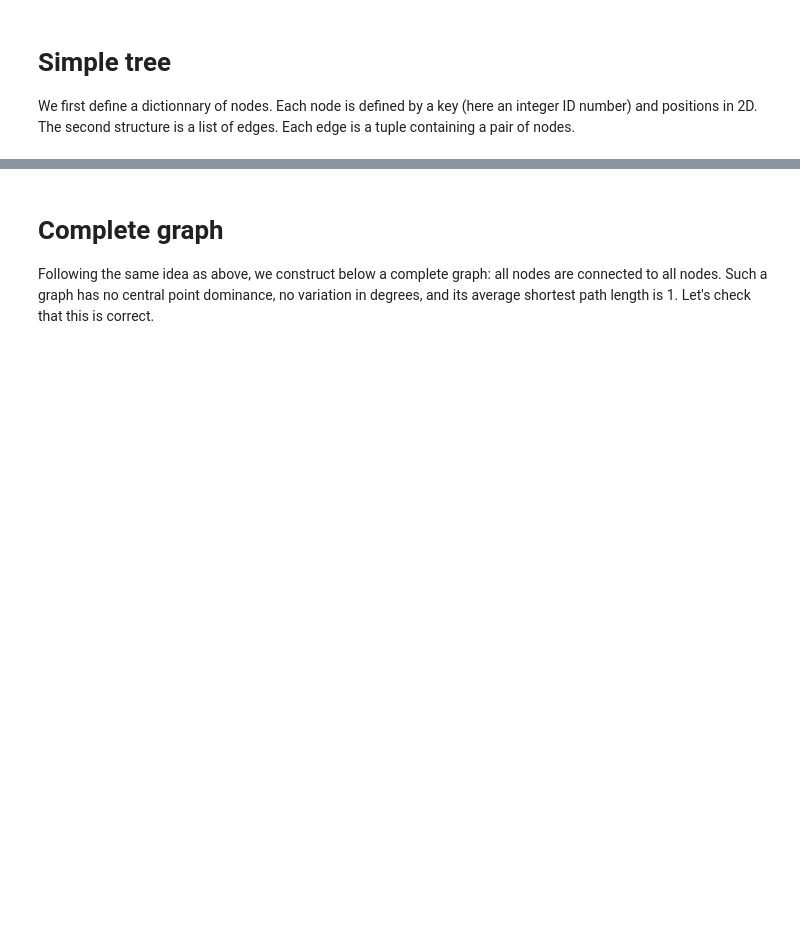
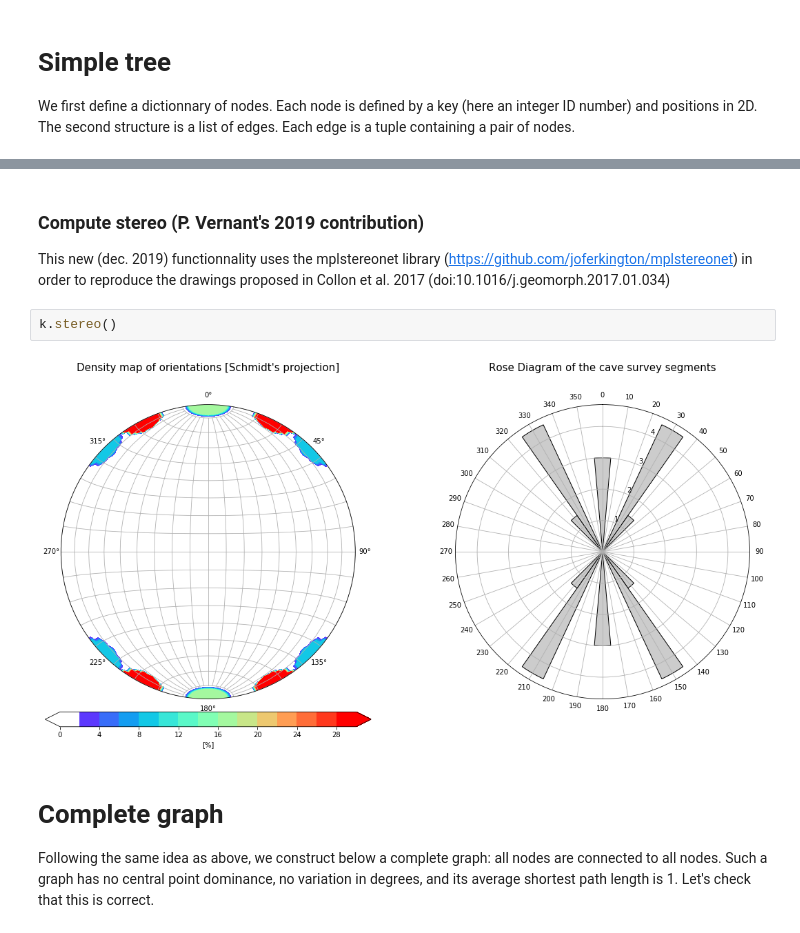
Before and after one commit to karstnet/karstnet, a Jupyter notebook: notebooks/simpleGraph_example.ipynb, the cells around one changed output, grey strips where cells are left out. Cells and saved outputs as stored; diff of their text form; blank space fills up the shorter version.

```diff
--- a/notebooks/simpleGraph_example.ipynb
+++ b/notebooks/simpleGraph_example.ipynb
@@ -54,3 +60,10 @@ The mean degree is  1.8461538461538463
+# %% [markdown]
+### Compute stereo (P. Vernant's 2019 contribution)
+This new (dec. 2019) functionnality uses the mplstereonet library (https://github.com/joferkington/mplstereonet) in order to reproduce the drawings proposed in Collon et al. 2017 (doi:10.1016/j.geomorph.2017.01.034)
+# %%
+k.stereo()
+# %% [output]
+[figure, added]
 # %% [markdown]
 # Complete graph
 
```
Also changed, not shown: parts of 4 cells of this notebook, 8 other files.
